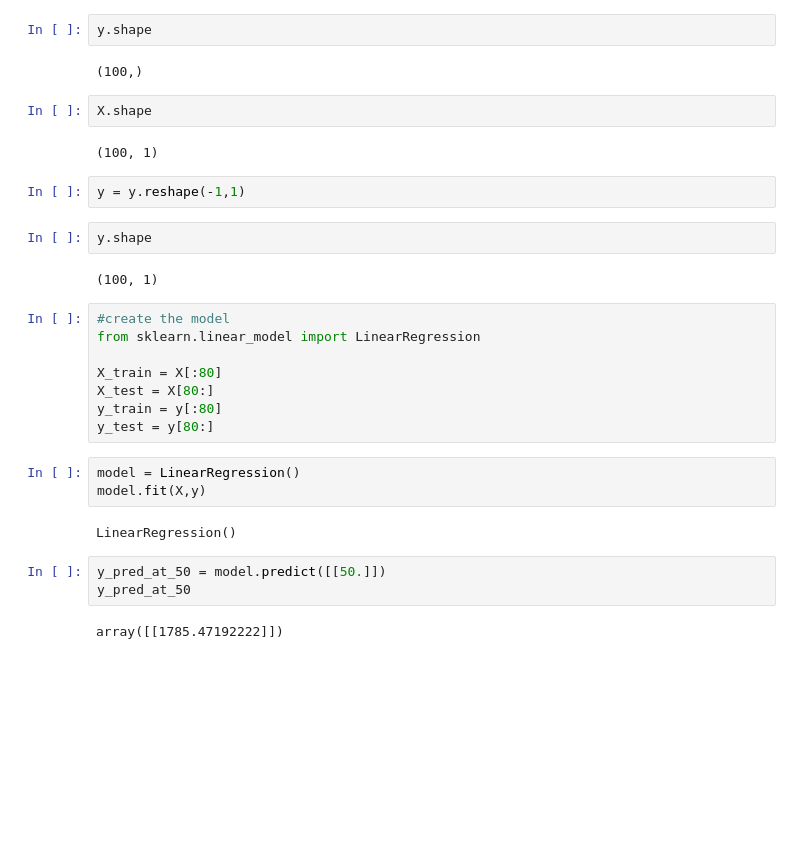
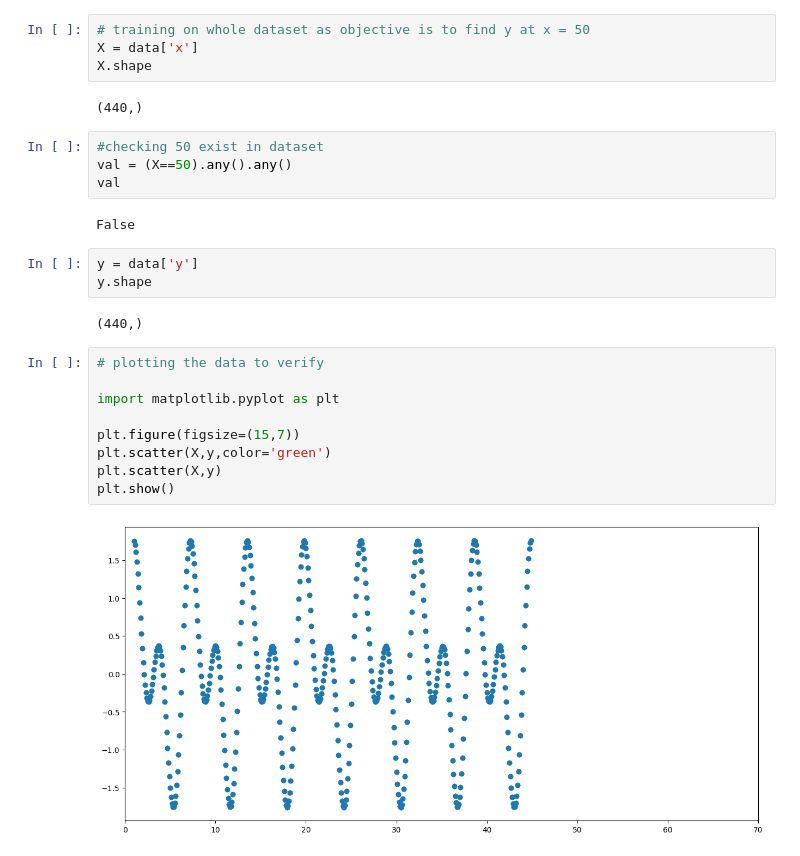
Before and after one commit to ParasHarnagle/NBs, a Jupyter notebook: test.ipynb, the cells around one changed output. Saved outputs shown, nothing was run; the diff lists cells and outputs as text; blank space fills up the shorter version.

```diff
--- a/test.ipynb
+++ b/test.ipynb
@@ -29,32 +32,28 @@ array([[-1.22557864e+00],
+# %%
+# training on whole dataset as objective is to find y at x = 50
+X = data['x']
+X.shape
+# %% [output]
+(440,)
+# %%
+#checking 50 exist in dataset
+val = (X==50).any().any()
+val
+# %% [output]
+False
 # %%
+y = data['y']
 y.shape
 # %% [output]
-(100,)
+(440,)
-# %%
-X.shape
-# %% [output]
-(100, 1)
-# %%
-y = y.reshape(-1,1)
-# %%
-y.shape
-# %% [output]
-(100, 1)
-# %%
-#create the model
-from sklearn.linear_model import LinearRegression
-
-X_train = X[:80]
-X_test = X[80:]
-y_train = y[:80]
-y_test = y[80:]
-# %%
-model = LinearRegression()
-model.fit(X,y)
-# %% [output]
-LinearRegression()
-# %%
-y_pred_at_50 = model.predict([[50.]])
-y_pred_at_50
-# %% [output]
-array([[1785.47192222]])
+# %%
+# plotting the data to verify
+
+import matplotlib.pyplot as plt
+
+plt.figure(figsize=(15,7))
+plt.scatter(X,y,color='green')
+plt.scatter(X,y)
+plt.show()
+# %% [output]
+[figure, added]
```
Also changed, not shown: parts of 14 cells of this notebook.
